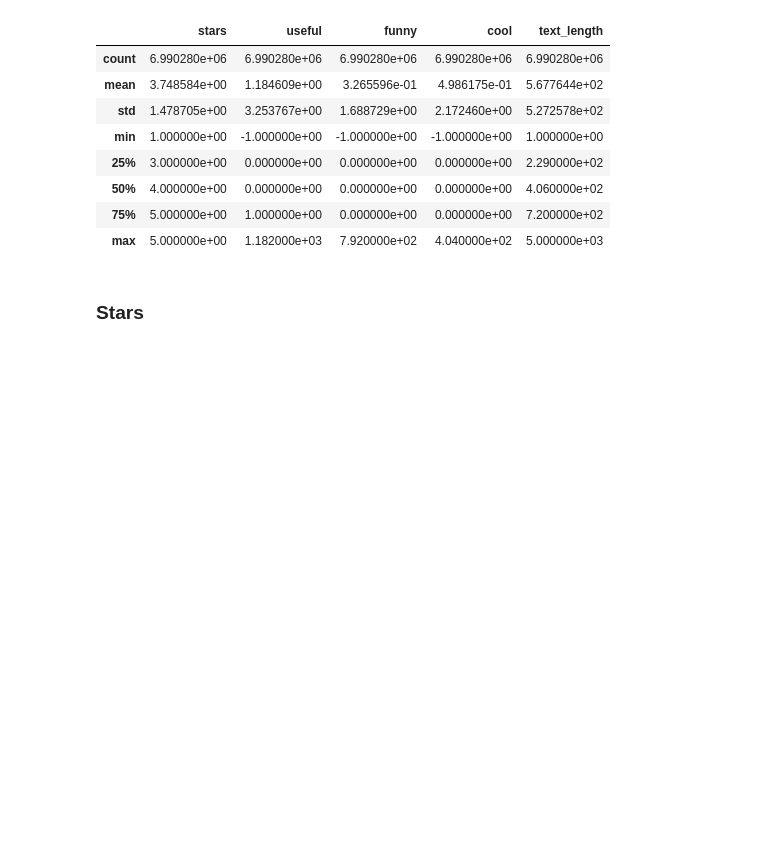
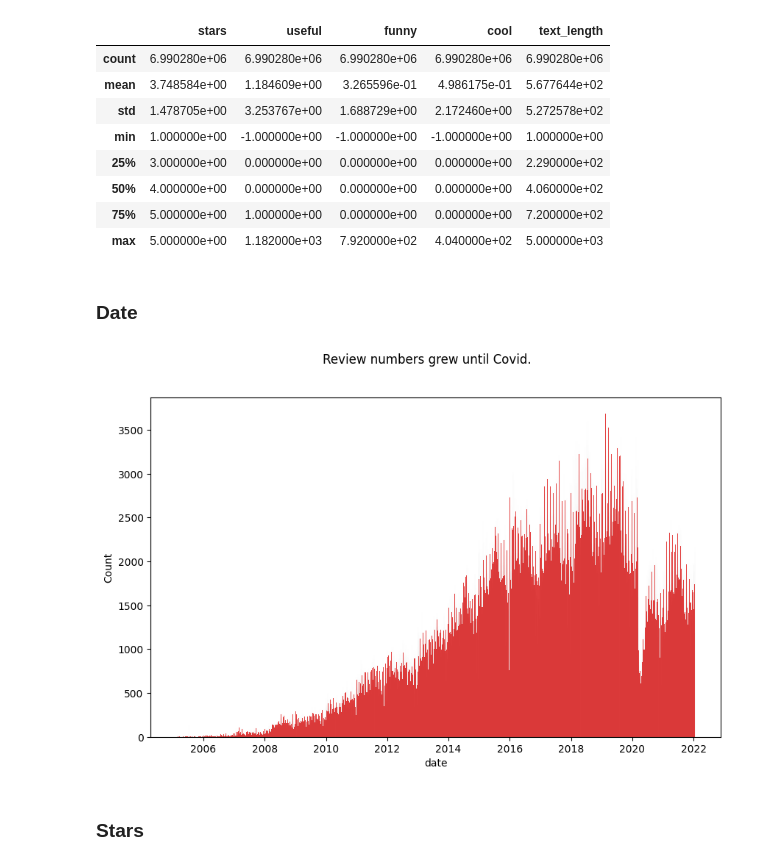
Before and after one commit to xkello/ISA-Team-8, a Jupyter notebook: EDA_basic.ipynb, the cells around one changed output. Drawn from its saved outputs; the diff is of its cells as text; code cells hidden in the pictures; blank space fills up the shorter version.

Commit message:
adding date of reviews to EDA basic

```diff
--- a/EDA_basic.ipynb
+++ b/EDA_basic.ipynb
@@ -560,6 +549,19 @@ review.describe()
 | 50% | 4.000000e+00 | 0.000000e+00 | 0.000000e+00 | 0.000000e+00 | 4.060000e+02 |
 | 75% | 5.000000e+00 | 1.000000e+00 | 0.000000e+00 | 0.000000e+00 | 7.200000e+02 |
 | max | 5.000000e+00 | 1.182000e+03 | 7.920000e+02 | 4.040000e+02 | 5.000000e+03 |
+# %% [markdown]
+### Date
+# %%
+timestamp_format = "%Y-%m-%d %H:%M:%S"
+review_dates = [datetime.datetime.strptime(timestamp, timestamp_format).date() for timestamp in review["date"].to_list()]
+# %%
+plt.figure(figsize=(10, 6))
+fig = sns.histplot(data=review_dates, color=YELP_RED)
+fig.set_xlabel("date")
+plt.suptitle("Review numbers grew until Covid.")
+plt.show()
+# %% [output]
+[figure, added]
 # %% [markdown]
 ### Stars
 # %%
```
Also changed, not shown: parts of 10 cells of this notebook.
